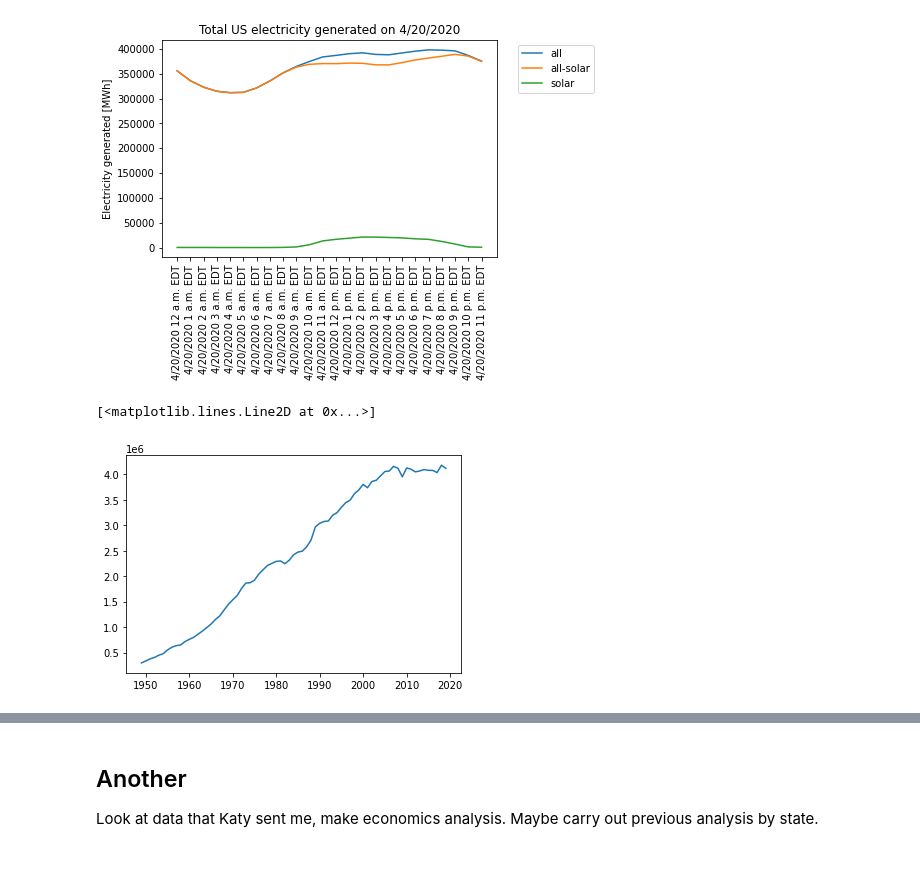
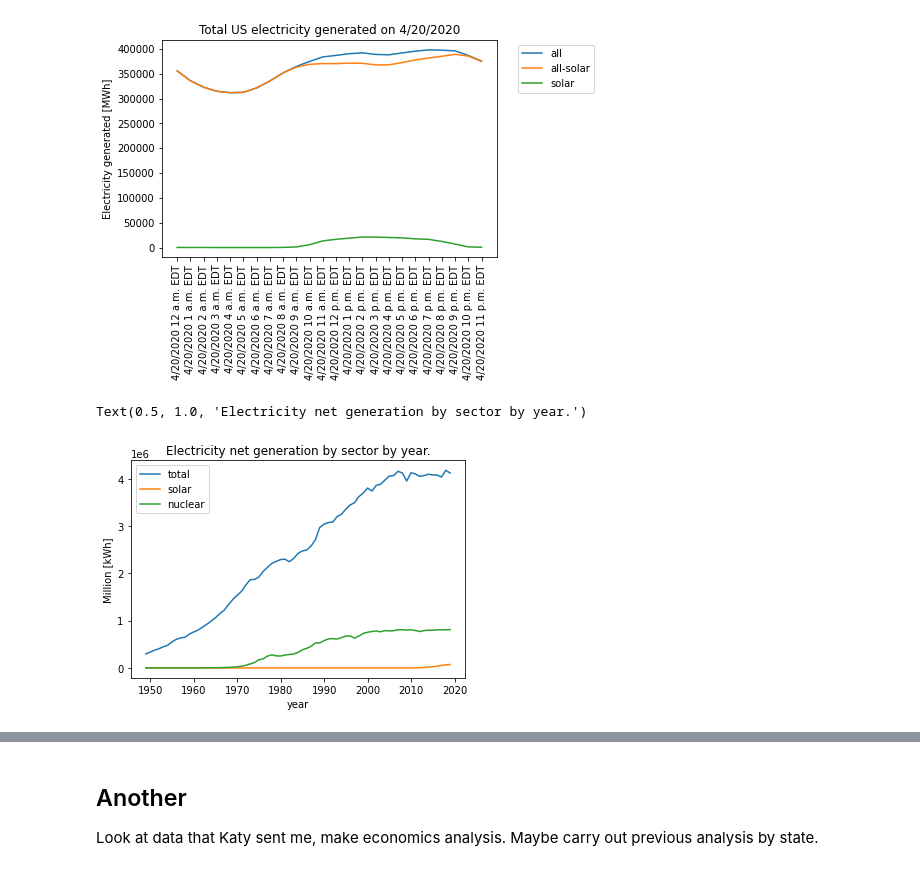
Before and after one commit to robfairh/npre412-project, a Jupyter notebook: fuel-demand.ipynb, the cells around one changed output, grey strips where cells are left out. Cells and saved outputs as stored; diff of their text form; code cells hidden in the pictures.

Commit message:
prediction on total and solar

```diff
--- a/fuel-demand.ipynb
+++ b/fuel-demand.ipynb
@@ -283,12 +283,26 @@ plt.title('Total US electricity generated on {0}'.format(sdate))
 Text(0.5, 1.0, 'Total US electricity generated on 4/20/2020')
 [figure]
 [figure]
-# %%
-df = pd.read_csv ('electricity-year.csv')
-time = df['Annual Total'].tolist()
-total = df["Electricity Net Generation Total (including from sources not shown), All Sectors (Million Kilowatthours)"].tolist()
-
-plt.plot(time, total)
-# %% [output]
-[<matplotlib.lines.Line2D at 0x...>]
-[figure, removed]
+# %%
+df = pd.read_csv ('electricity-year.csv')
+time = df['Annual Total'].tolist()
+solar = df["Electricity Net Generation From Solar, All Sectors (Million Kilowatthours)"].tolist()
+nuclear = df["Electricity Net Generation From Nuclear Electric Power, All Sectors (Million Kilowatthours)"].tolist()
+total = df["Electricity Net Generation Total (including from sources not shown), All Sectors (Million Kilowatthours)"].tolist()
+
+for i in range(len(solar)):
+    if solar[i] == 'Not Available':
+        solar[i] = 0
+    else:
+        solar[i] = float(solar[i])
+
+plt.plot(time, total, label='total')
+plt.plot(time, solar, label='solar')
+plt.plot(time, nuclear, label='nuclear')
+plt.legend(loc='upper left')
+plt.xlabel('year')
+plt.ylabel('Million [kWh]')
+plt.title('Electricity net generation by sector by year.')
+# %% [output]
+Text(0.5, 1.0, 'Electricity net generation by sector by year.')
+[figure, added]
```
Also changed, not shown: parts of 4 cells of this notebook.
